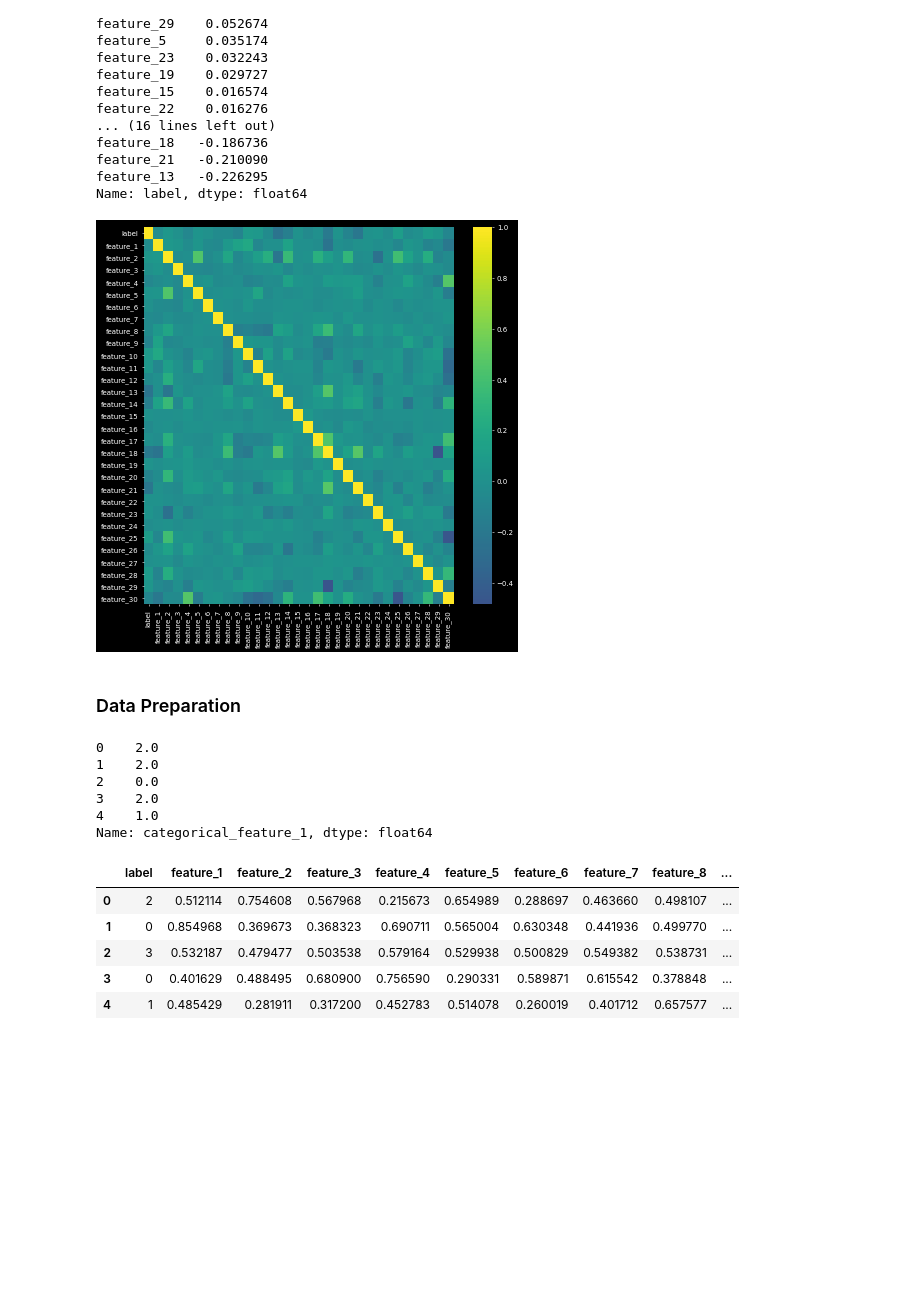
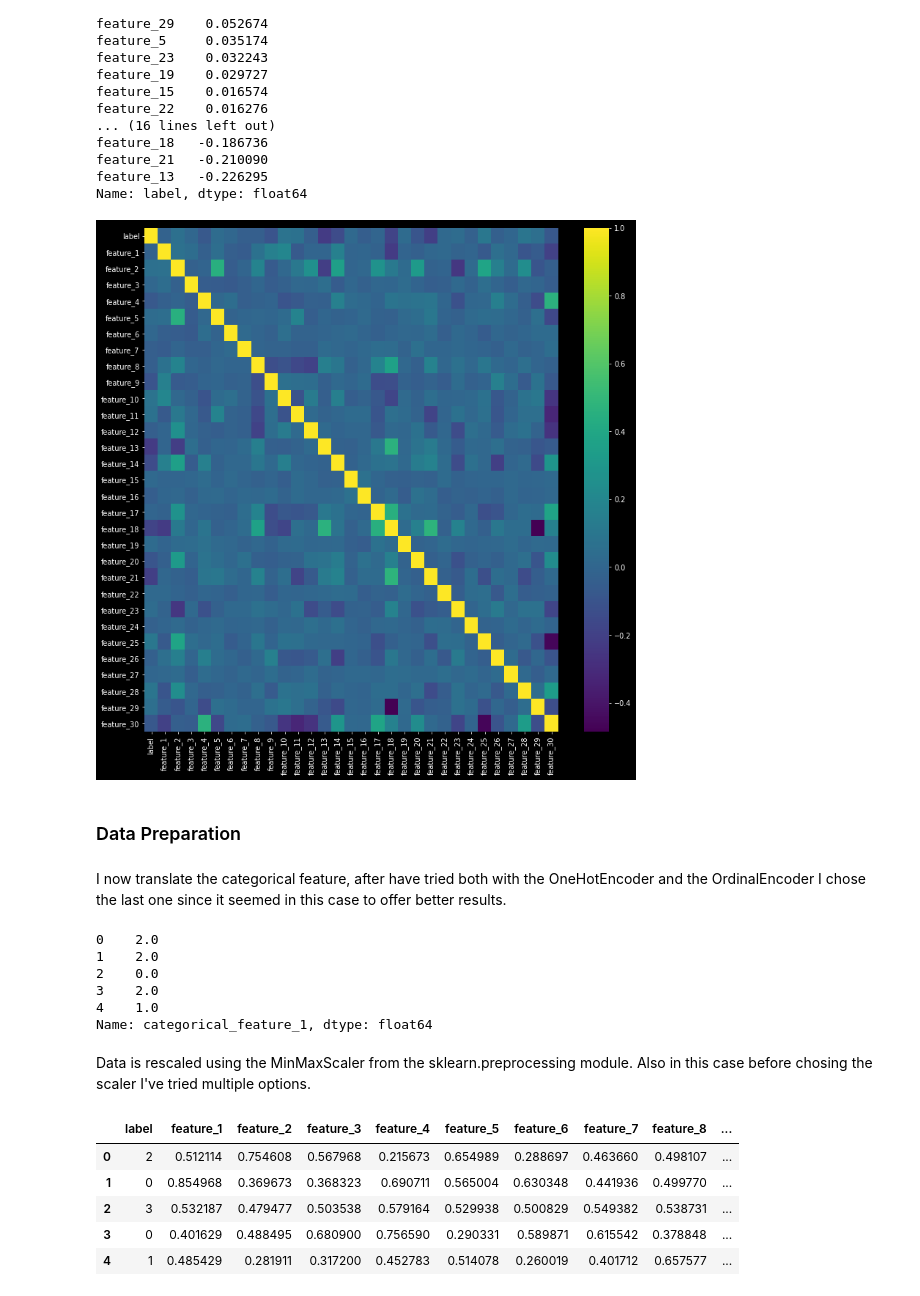
Before and after one commit to tommasoghisini/IndividualAssignment30412, a Jupyter notebook: Notebook.ipynb, the cells around one changed output. Drawn from its saved outputs; the diff is of its cells as text; code cells hidden in the pictures; blank space fills up the shorter version.

```diff
--- a/Notebook.ipynb
+++ b/Notebook.ipynb
@@ -159,13 +162,15 @@ feature_13   -0.226295
 Name: label, dtype: float64
 # %%
 df = data
-plt.figure(figsize=(10,10), dpi=50)
-sns.heatmap(corr_matrix, xticklabels=df.corr().columns, yticklabels=df.corr().columns, center=0, cmap="viridis", annot=False)
+plt.figure(figsize=(13,13), dpi=70)
+sns.heatmap(corr_matrix, cmap="viridis", annot=False)
 plt.show()
 # %% [output]
-[figure, old version]
+[figure, new version]
 # %% [markdown]
 ### Data Preparation
+# %% [markdown]
+I now translate the categorical feature, after have tried both with the OneHotEncoder and the OrdinalEncoder I chose the last one since it seemed in this case to offer better results.
 # %%
 from sklearn.preprocessing import OrdinalEncoder
 
@@ -182,6 +187,8 @@ data["categorical_feature_1"].head()
 3    2.0
 4    1.0
 Name: categorical_feature_1, dtype: float64
+# %% [markdown]
+Data is rescaled using the MinMaxScaler from the sklearn.preprocessing module. Also in this case before chosing the scaler I've tried multiple options.
 # %%
 from sklearn.preprocessing import MinMaxScaler
 
```
Also changed, not shown: parts of 45 cells of this notebook.
